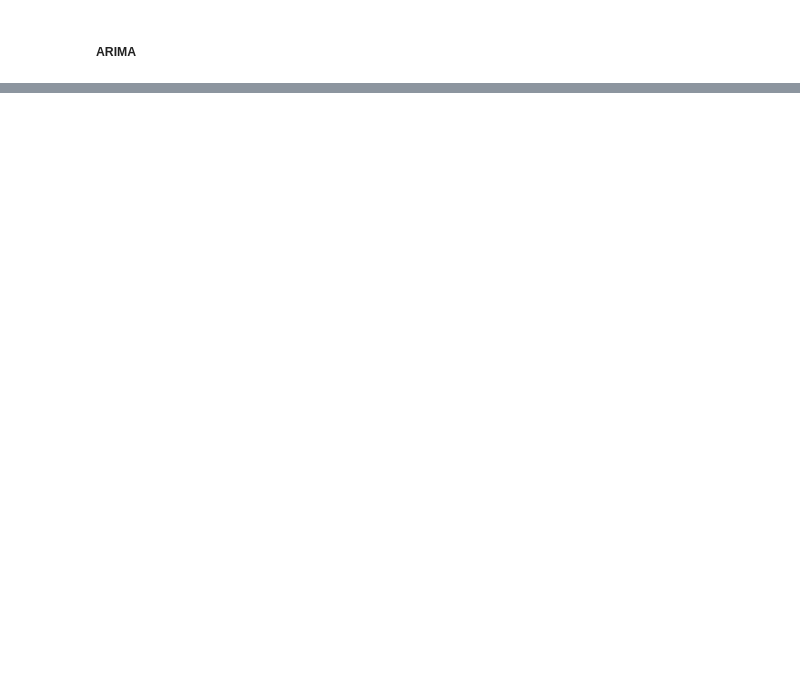
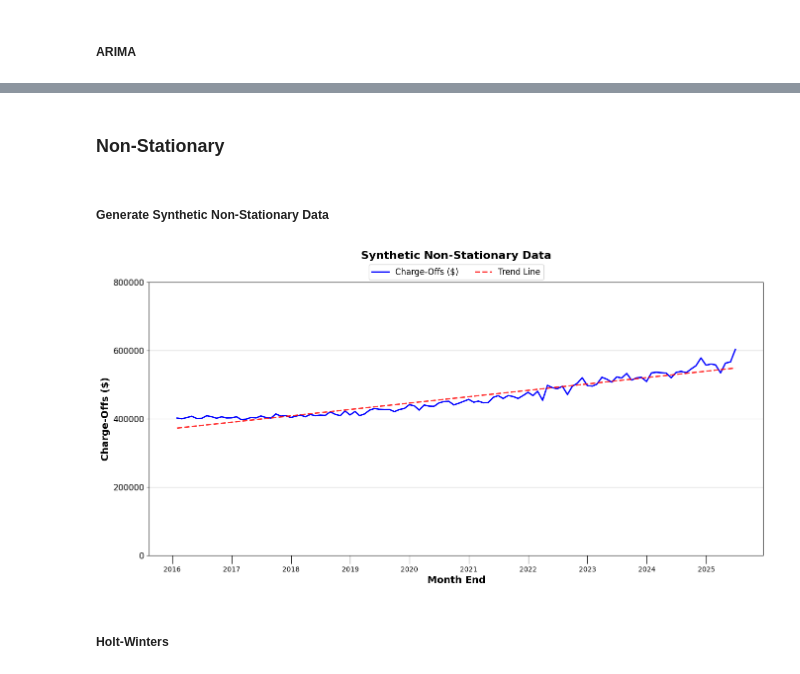
Before and after one commit to imoore99/arima_sarima, a Jupyter notebook: arima_sarima_forecasting.ipynb, the cells around one changed output, grey strips where cells are left out. Saved outputs shown, nothing was run; the diff lists cells and outputs as text; code cells hidden in the pictures; blank space fills up the shorter version.

```diff
--- a/arima_sarima_forecasting.ipynb
+++ b/arima_sarima_forecasting.ipynb
@@ -198,7 +287,7 @@ def linear_regression(data, col):
     return trend_line
 # %%
 def plot_data(data, col, yticks, colors, title, ylabel,
-                trend_line=False, hw = False, arima=False):
+                trend_line=False, hw = False, arima=False, sarima=False):
 
     # Plot Credit Spread Data
     fig, ax = plt.subplots(figsize=(16,8))
@@ -219,6 +308,10 @@ def plot_data(data, col, yticks, colors, title, ylabel,
         ax.plot(data.index, data['arima_train'], linestyle="--", color=colors[2], alpha=0.8, linewidth=3, label="ARIMA Fit")
         ax.plot(data.index, data['arima_forecast'], linestyle="dotted", color=colors[3], alpha=0.8, linewidth=3, label="ARIMA Forecast")
 
+    if sarima == True:
+        ax.plot(data.index, data['sarima_train'], linestyle="--", color=colors[2], alpha=0.8, linewidth=3, label="SARIMA Fit")
+        ax.plot(data.index, data['sarima_forecast'], linestyle="dotted", color=colors[3], alpha=0.8, linewidth=3, label="SARIMA Forecast")
+
     ax.set_ylabel(ylabel, fontsize=14, fontweight='bold')
     ax.set_xlabel('Month End', fontsize=14, fontweight='bold')
     ax.set_yticks(yticks, yticks, fontsize=12)
@@ -364,0 +498,4 @@ plot_data(stationary, 'data', yticks, colors, title, 'Credit Spread', arima=True
+# %% [markdown]
+### Non-Stationary
+# %% [markdown]
+##### Generate Synthetic Non-Stationary Data
@@ -364,0 +546,11 @@ plot_data(stationary, 'data', yticks, colors, title, 'Credit Spread', arima=True
+# %%
+# Plot Ccomponents
+title = "Synthetic Non-Stationary Data"
+yticks = [0, 200000, 400000, 600000, 800000]
+colors= ["Blue", "red", "#ff2600", "#ff6700", "#ff8d00", "#ffac00", "#ffc800"]
+
+plot_data(non_stationary, 'data', yticks, colors, title, 'Charge-Offs ($)', trend_line=True)
+# %% [output]
+[figure, added]
+# %% [markdown]
+##### Holt-Winters
```
Also changed, not shown: parts of 49 cells of this notebook.
